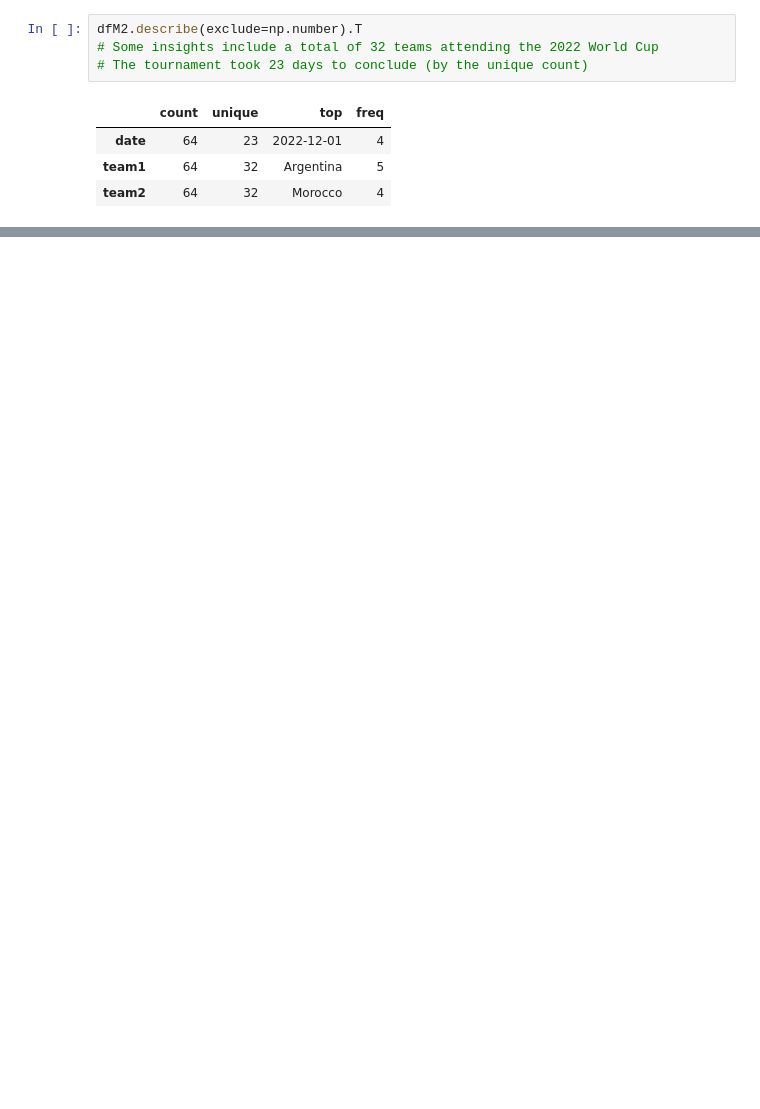
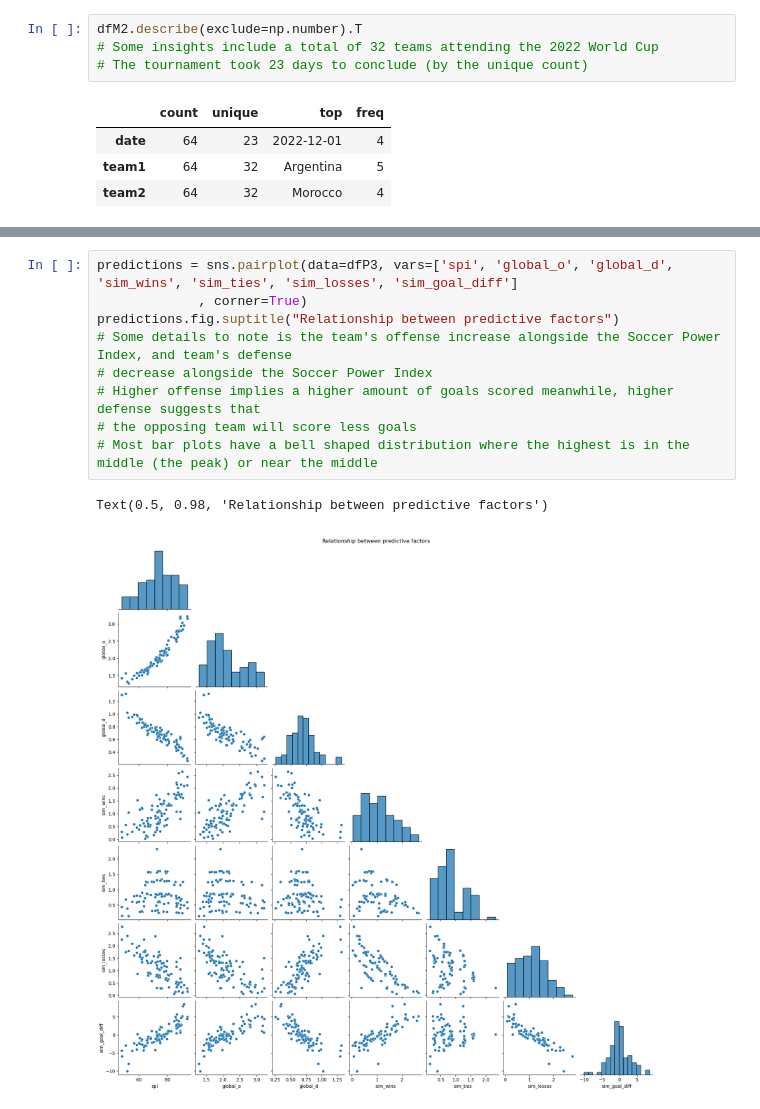
Before and after one commit to ubco-W2022T2-data301/project-group-group41, a Jupyter notebook: analysis/analysis1_Luis_Wen.ipynb, the cells around one changed output, grey strips where cells are left out. Drawn from its saved outputs; the diff is of its cells as text; blank space fills up the shorter version.

```diff
--- a/analysis/analysis1_Luis_Wen.ipynb
+++ b/analysis/analysis1_Luis_Wen.ipynb
@@ -94,0 +95,12 @@ ValueError: could not convert string to float: 'Argentina'
+# %%
+predictions = sns.pairplot(data=dfP3, vars=['spi', 'global_o', 'global_d', 'sim_wins', 'sim_ties', 'sim_losses', 'sim_goal_diff']
+             , corner=True)
+predictions.fig.suptitle("Relationship between predictive factors")
+# Some details to note is the team's offense increase alongside the Soccer Power Index, and team's defense
+# decrease alongside the Soccer Power Index
+# Higher offense implies a higher amount of goals scored meanwhile, higher defense suggests that
+# the opposing team will score less goals
+# Most bar plots have a bell shaped distribution where the highest is in the middle (the peak) or near the middle
+# %% [output]
+Text(0.5, 0.98, 'Relationship between predictive factors')
+[figure, added]
```
Also changed, not shown: parts of 7 cells of this notebook.
